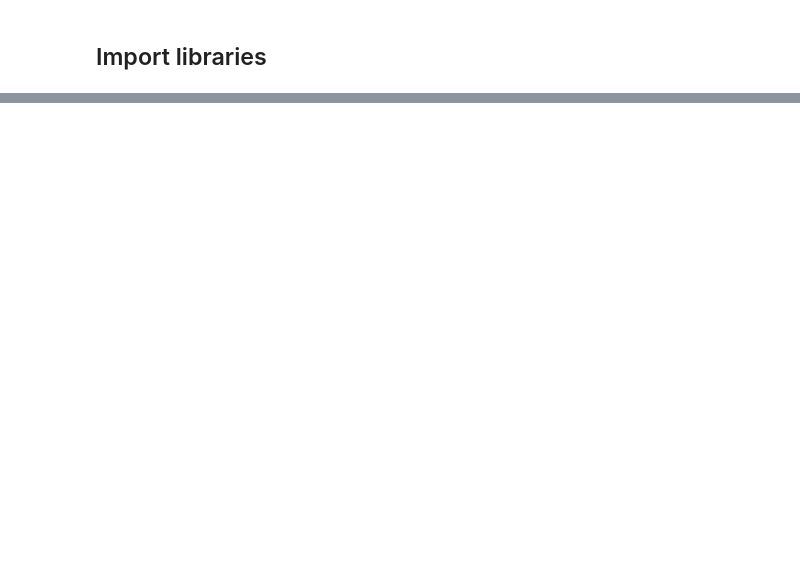
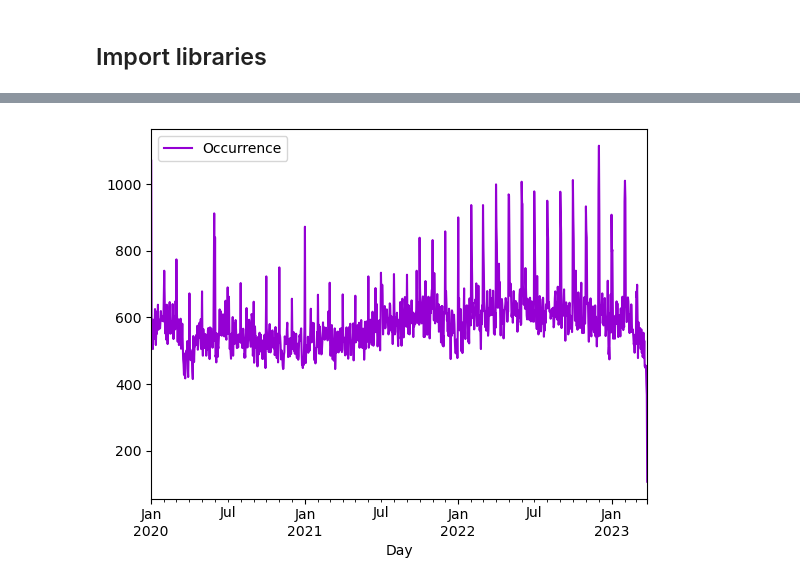
Before and after one commit to HankHoang/Time-Series-Prediction-Project, a Jupyter notebook: EDA for Crime Trends.ipynb, the cells around one changed output, grey strips where cells are left out. Cells and saved outputs as stored; diff of their text form; code cells hidden in the pictures; blank space fills up the shorter version.

```diff
--- a/EDA for Crime Trends.ipynb
+++ b/EDA for Crime Trends.ipynb
@@ -73,0 +112,9 @@ df_sorted['Month'] = df_sorted['DATE OCC'].dt.strftime('%m/%Y')
+# %%
+# Merging four dataframes together
+df1 = plot_d1.reset_index(name='Occurrence')
+df2 = plot_d2.reset_index(name='Occurrence')
+df3 = plot_d3.reset_index(name='Occurrence')
+df4 = plot_d4.reset_index(name='Occurrence')
+
+day_df = pd.concat([df1, df2, df3,df4])
+day_df.head()
@@ -73,0 +128,4 @@ df_sorted['Month'] = df_sorted['DATE OCC'].dt.strftime('%m/%Y')
+# %%
+# rename column 'col2' to 'new_col'
+day_df = day_df.rename(columns={'index': 'Day'})
+day_df.head()
@@ -73,0 +139,8 @@ df_sorted['Month'] = df_sorted['DATE OCC'].dt.strftime('%m/%Y')
+# %%
+# Create line plot
+day_df.plot(x='Day', y='Occurrence', kind='line',color='darkviolet')
+
+# Display plot
+plt.show()
+# %% [output]
+[figure, added]
```
Also changed, not shown: parts of 30 cells of this notebook.
